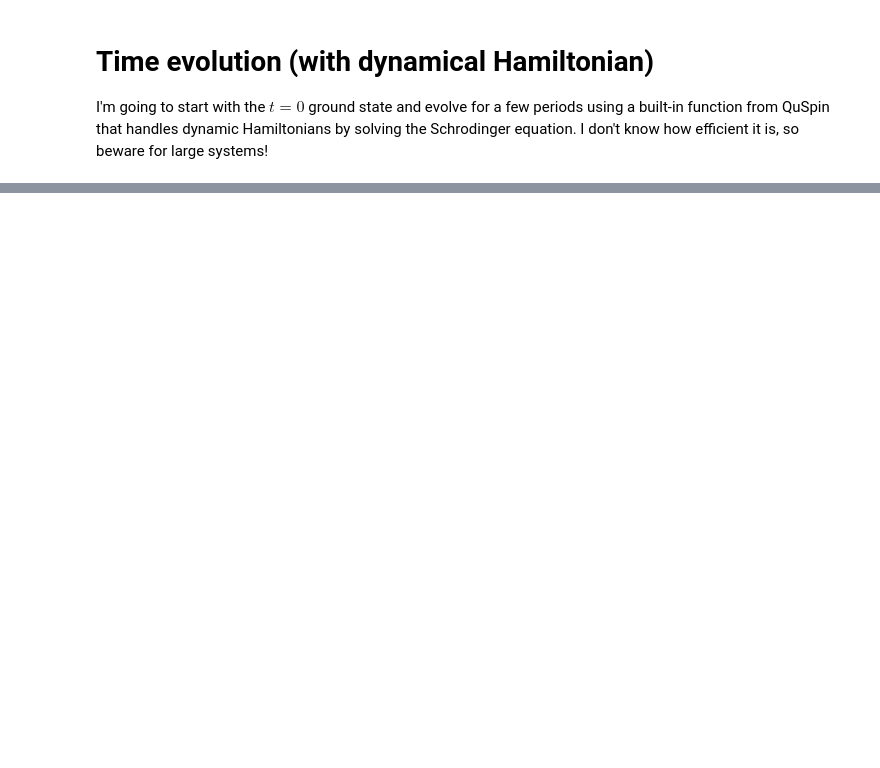
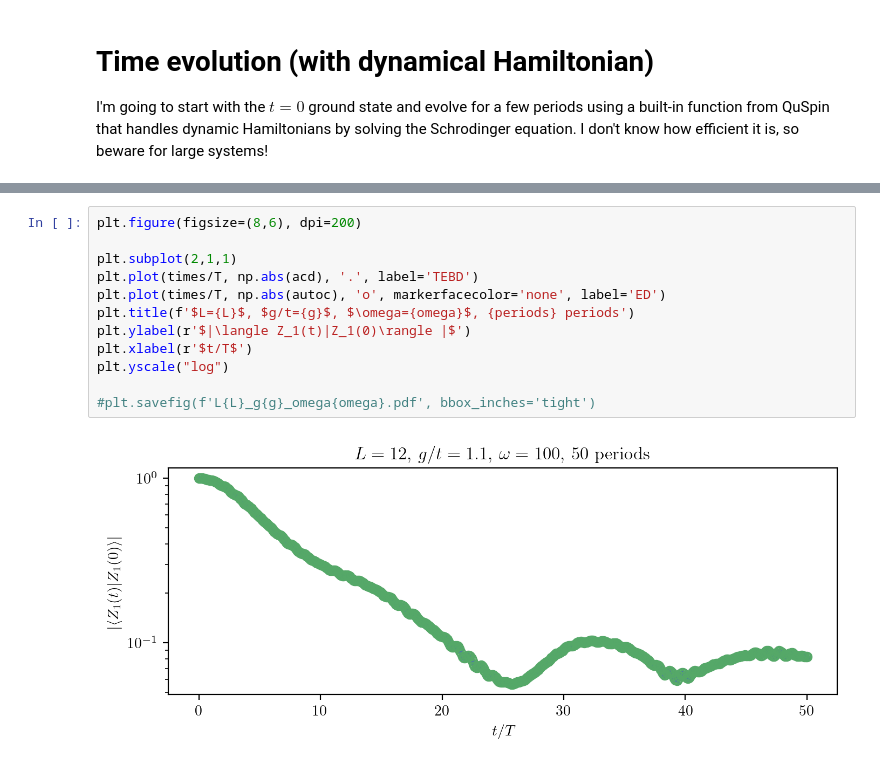
Before and after one commit to wholdhus/majorana_chain_dynamics, a Jupyter notebook: obrian_fendley_ed_periodic_dynamics.ipynb, the cells around one changed output, grey strips where cells are left out. Cells and saved outputs as stored; diff of their text form; blank space fills up the shorter version.

```diff
--- a/obrian_fendley_ed_periodic_dynamics.ipynb
+++ b/obrian_fendley_ed_periodic_dynamics.ipynb
@@ -101,0 +152,14 @@ plt.title(f'$L={L}$, $g/t={g}$, $\omega={omega}$, {periods} periods')
+# %%
+plt.figure(figsize=(8,6), dpi=200)
+
+plt.subplot(2,1,1)
+plt.plot(times/T, np.abs(acd), '.', label='TEBD')
+plt.plot(times/T, np.abs(autoc), 'o', markerfacecolor='none', label='ED')
+plt.title(f'$L={L}$, $g/t={g}$, $\omega={omega}$, {periods} periods')
+plt.ylabel(r'$|\langle Z_1(t)|Z_1(0)\rangle |$')
+plt.xlabel(r'$t/T$')
+plt.yscale("log")
+
+#plt.savefig(f'L{L}_g{g}_omega{omega}.pdf', bbox_inches='tight')
+# %% [output]
+[figure, added]
```
Also changed, not shown: parts of 10 cells of this notebook, 7 other files.
